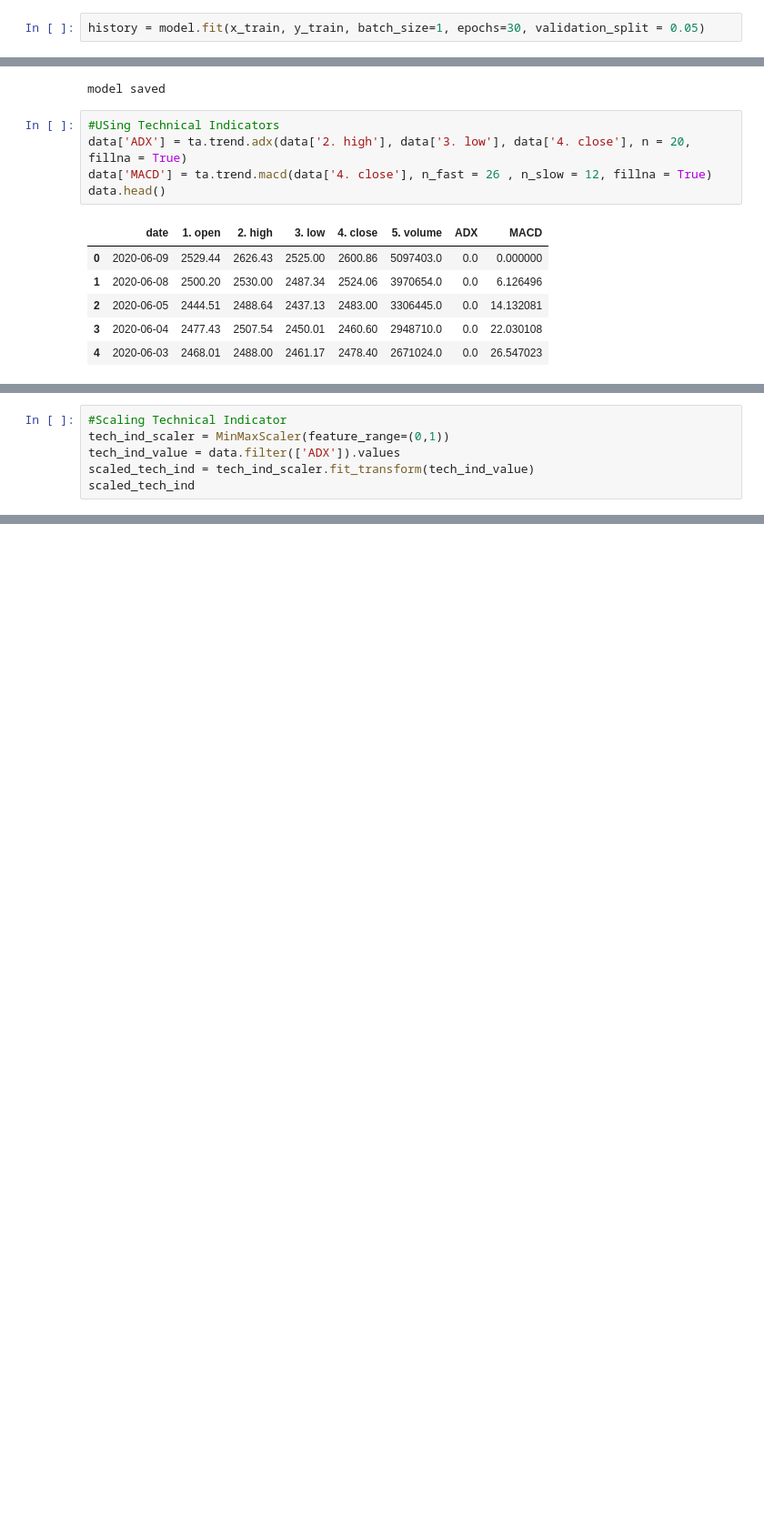
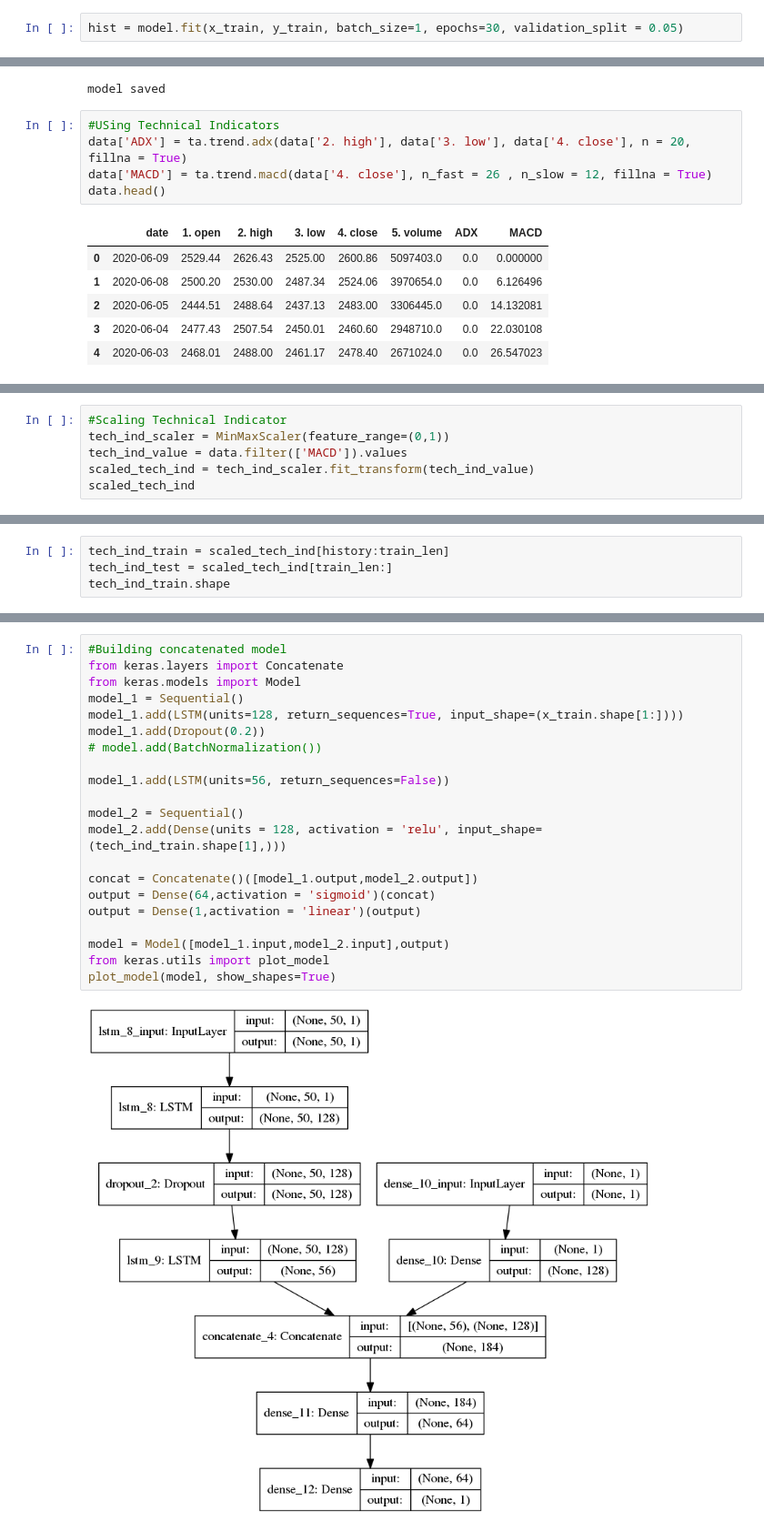
Before and after one commit to Aryan-jaiswal/StockPricePredictor, a Jupyter notebook: predictor.ipynb, the cells around one changed output, grey strips where cells are left out. Shown at 91% size. Drawn from its saved outputs; the diff is of its cells as text; blank space fills up the shorter version.

```diff
--- a/predictor.ipynb
+++ b/predictor.ipynb
@@ -104,7 +112,7 @@ model.add(Dense(units=1))
 #Compile the model
 model.compile(optimizer='adam', loss='mse')
 # %%
-history = model.fit(x_train, y_train, batch_size=1, epochs=30, validation_split = 0.05)
+hist = model.fit(x_train, y_train, batch_size=1, epochs=30, validation_split = 0.05)
 # %% [output]
 Train on 4016 samples, validate on 212 samples
 Epoch 1/30
@@ -180,7 +188,7 @@ plt.show()
 # %%
 #Scaling Technical Indicator
 tech_ind_scaler = MinMaxScaler(feature_range=(0,1))
-tech_ind_value = data.filter(['ADX']).values
+tech_ind_value = data.filter(['MACD']).values
 scaled_tech_ind = tech_ind_scaler.fit_transform(tech_ind_value)
 scaled_tech_ind
 # %% [output]
@@ -193,0 +202,4 @@ array([[0.        ],
+# %%
+tech_ind_train = scaled_tech_ind[history:train_len]
+tech_ind_test = scaled_tech_ind[train_len:]
+tech_ind_train.shape
@@ -193,0 +208,23 @@ array([[0.        ],
+# %%
+#Building concatenated model
+from keras.layers import Concatenate
+from keras.models import Model
+model_1 = Sequential()
+model_1.add(LSTM(units=128, return_sequences=True, input_shape=(x_train.shape[1:])))
+model_1.add(Dropout(0.2))
+# model.add(BatchNormalization())
+
+model_1.add(LSTM(units=56, return_sequences=False))
+
+model_2 = Sequential()
+model_2.add(Dense(units = 128, activation = 'relu', input_shape=(tech_ind_train.shape[1],)))
+
+concat = Concatenate()([model_1.output,model_2.output])
+output = Dense(64,activation = 'sigmoid')(concat)
+output = Dense(1,activation = 'linear')(output)
+
+model = Model([model_1.input,model_2.input],output)
+from keras.utils import plot_model
+plot_model(model, show_shapes=True)
+# %% [output]
+[figure, added]
```
Also changed, not shown: parts of 10 cells of this notebook.
